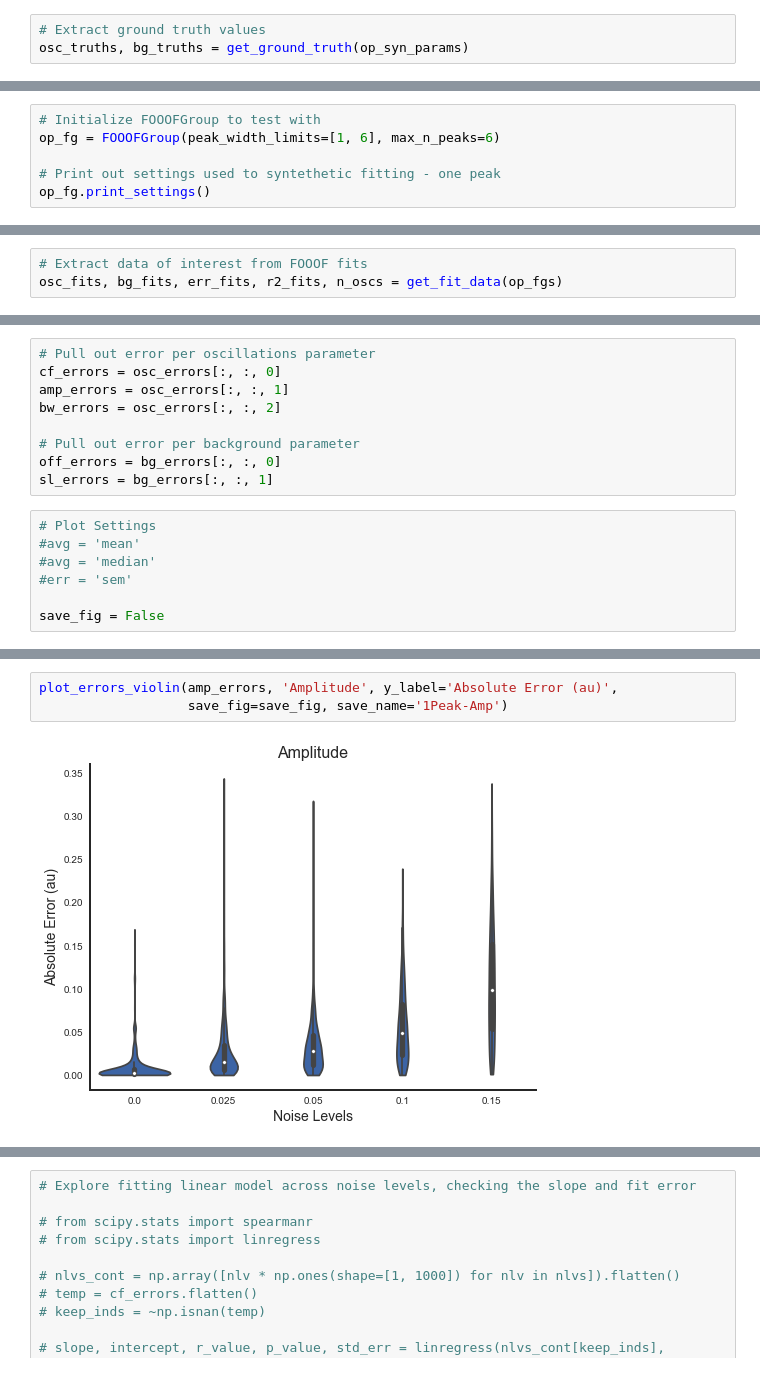
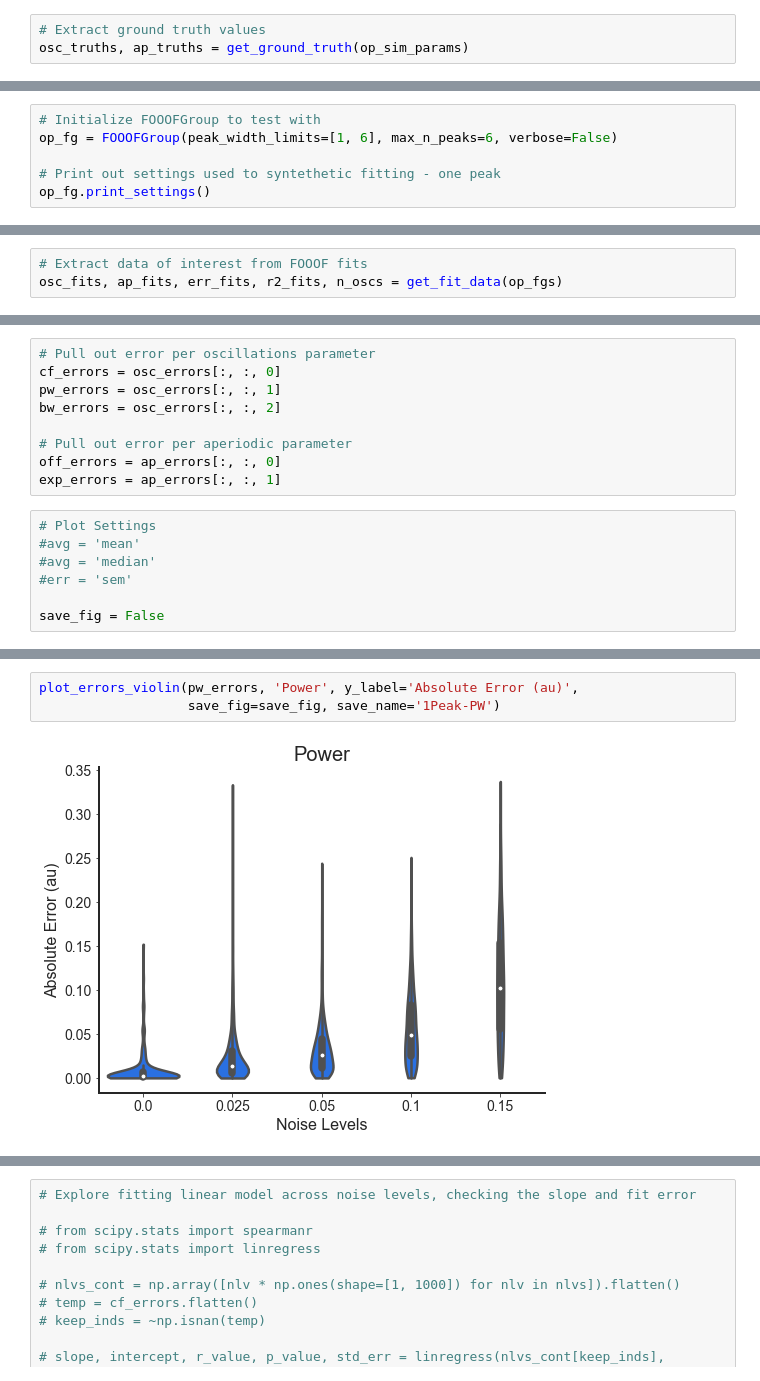
Before and after one commit to TomDonoghue/SIMparam, a Jupyter notebook: FOOOF-SyntheticTesting.ipynb, the cells around one changed output, grey strips where cells are left out. Cells and saved outputs as stored; diff of their text form.

```diff
--- a/FOOOF-SyntheticTesting.ipynb
+++ b/FOOOF-SyntheticTesting.ipynb
@@ -186,7 +187,7 @@ print('n_nlvs, n_spectra, n_freqs : ', psds.shape)
 n_nlvs, n_spectra, n_freqs :  (5, 1000, 153)
 # %%
 # Extract ground truth values
-osc_truths, bg_truths = get_ground_truth(op_syn_params)
+osc_truths, ap_truths = get_ground_truth(op_sim_params)
 # %% [markdown]
 ##### Check the empirical levels of noise expected  (empirical noise floor)
 
@@ -212,6 +213,6 @@ EMP  : [ 0.          0.02501904  0.04992378  0.09970885  0.14998129]
 # %%
 # Initialize FOOOFGroup to test with
-op_fg = FOOOFGroup(peak_width_limits=[1, 6], max_n_peaks=6)
+op_fg = FOOOFGroup(peak_width_limits=[1, 6], max_n_peaks=6, verbose=False)
 
 # Print out settings used to syntethetic fitting - one peak
 op_fg.print_settings()
@@ -240,7 +247,7 @@ op_fgs = fit_fooof_group_3d(op_fg, freqs, psds)
 #     fgs.append(fg.copy())
 # %%
 # Extract data of interest from FOOOF fits
-osc_fits, bg_fits, err_fits, r2_fits, n_oscs = get_fit_data(op_fgs)
+osc_fits, ap_fits, err_fits, r2_fits, n_oscs = get_fit_data(op_fgs)
 # %%
 # Calculate error
 osc_errors = np.abs(osc_truths - osc_fits) # absolute deviation
@@ -251,12 +258,12 @@ bg_errors = np.abs(bg_truths - bg_fits)
 # %%
 # Pull out error per oscillations parameter
 cf_errors = osc_errors[:, :, 0]
-amp_errors = osc_errors[:, :, 1]
+pw_errors = osc_errors[:, :, 1]
 bw_errors = osc_errors[:, :, 2]
 
-# Pull out error per background parameter
-off_errors = bg_errors[:, :, 0]
-sl_errors = bg_errors[:, :, 1]
+# Pull out error per aperiodic parameter
+off_errors = ap_errors[:, :, 0]
+exp_errors = ap_errors[:, :, 1]
 # %%
 # Plot Settings
 #avg = 'mean'
@@ -272,8 +279,8 @@ plot_errors_violin(cf_errors, 'Center Frequency', y_label='Absolute Error (Hz)',
 # %%
-plot_errors_violin(amp_errors, 'Amplitude', y_label='Absolute Error (au)',
-                   save_fig=save_fig, save_name='1Peak-Amp')
+plot_errors_violin(pw_errors, 'Power', y_label='Absolute Error (au)',
+                   save_fig=save_fig, save_name='1Peak-PW')
 # %% [output]
-[figure, old version]
+[figure, new version]
 # %%
 plot_errors_violin(bw_errors, 'Bandwidth', y_label='Absolute Error (Hz)',
                    save_fig=save_fig, save_name='1Peak-BW')
```
Also changed, not shown: parts of 42 cells of this notebook.
